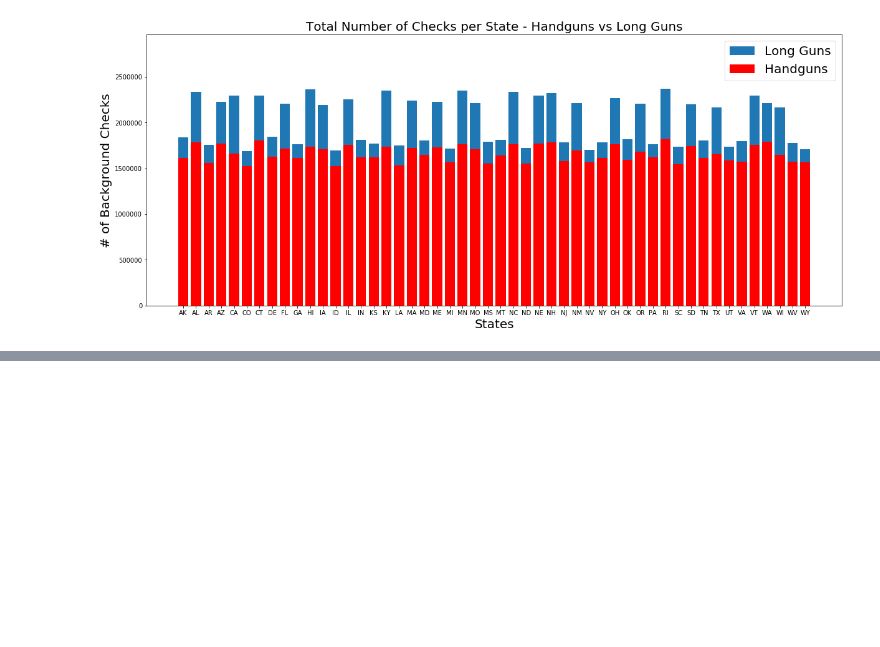
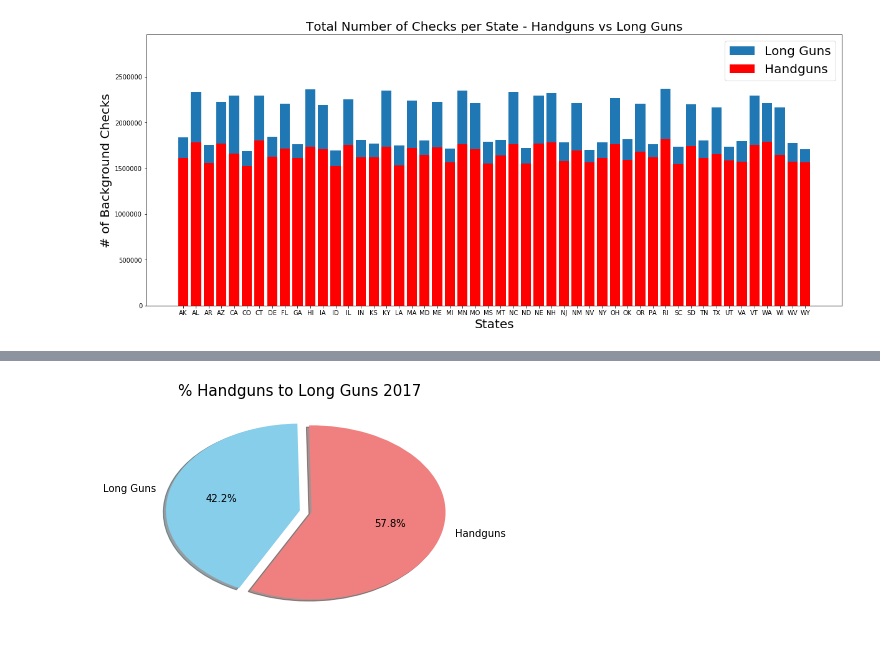
Before and after one commit to kcs342kcs/Guns, a Jupyter notebook: Parse_All_Data.ipynb, the cells around one changed output, grey strips where cells are left out. Saved outputs shown, nothing was run; the diff lists cells and outputs as text; code cells hidden in the pictures; blank space fills up the shorter version.

```diff
--- a/Parse_All_Data.ipynb
+++ b/Parse_All_Data.ipynb
@@ -449,0 +455,6 @@ t2017
+# %%
+plt.pie(l2017,explode=[0.09,0],labels=label,colors=["lightcoral","skyblue"],autopct='%.1f%%',startangle=-117.0,shadow=True)
+plt.title("% Handguns to Long Guns 2017",fontsize=15)
+plt.savefig("./images/gun_comp_2017.png")
+# %% [output]
+[figure, added]
```
Also changed, not shown: parts of 1 cell of this notebook, 2 other files.
